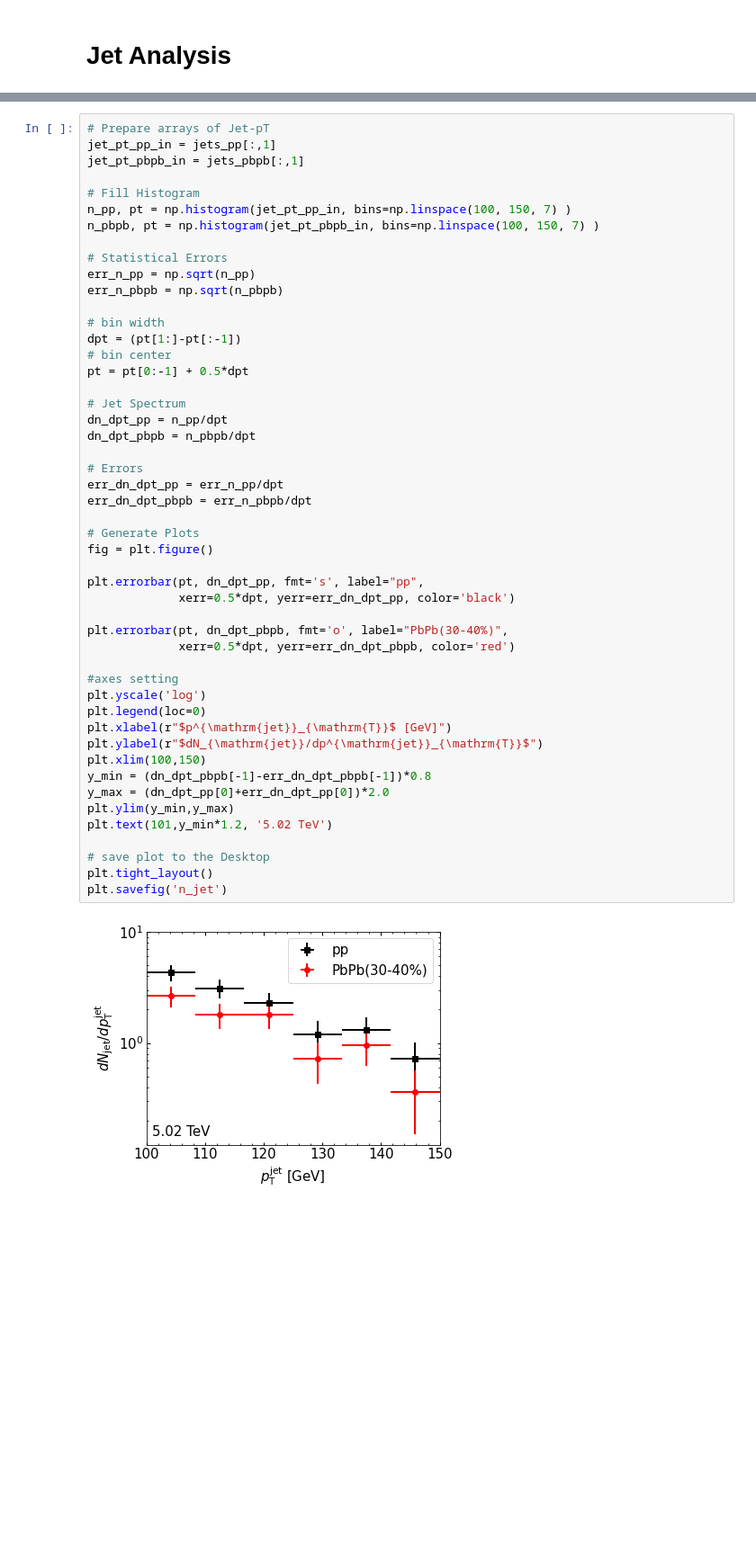
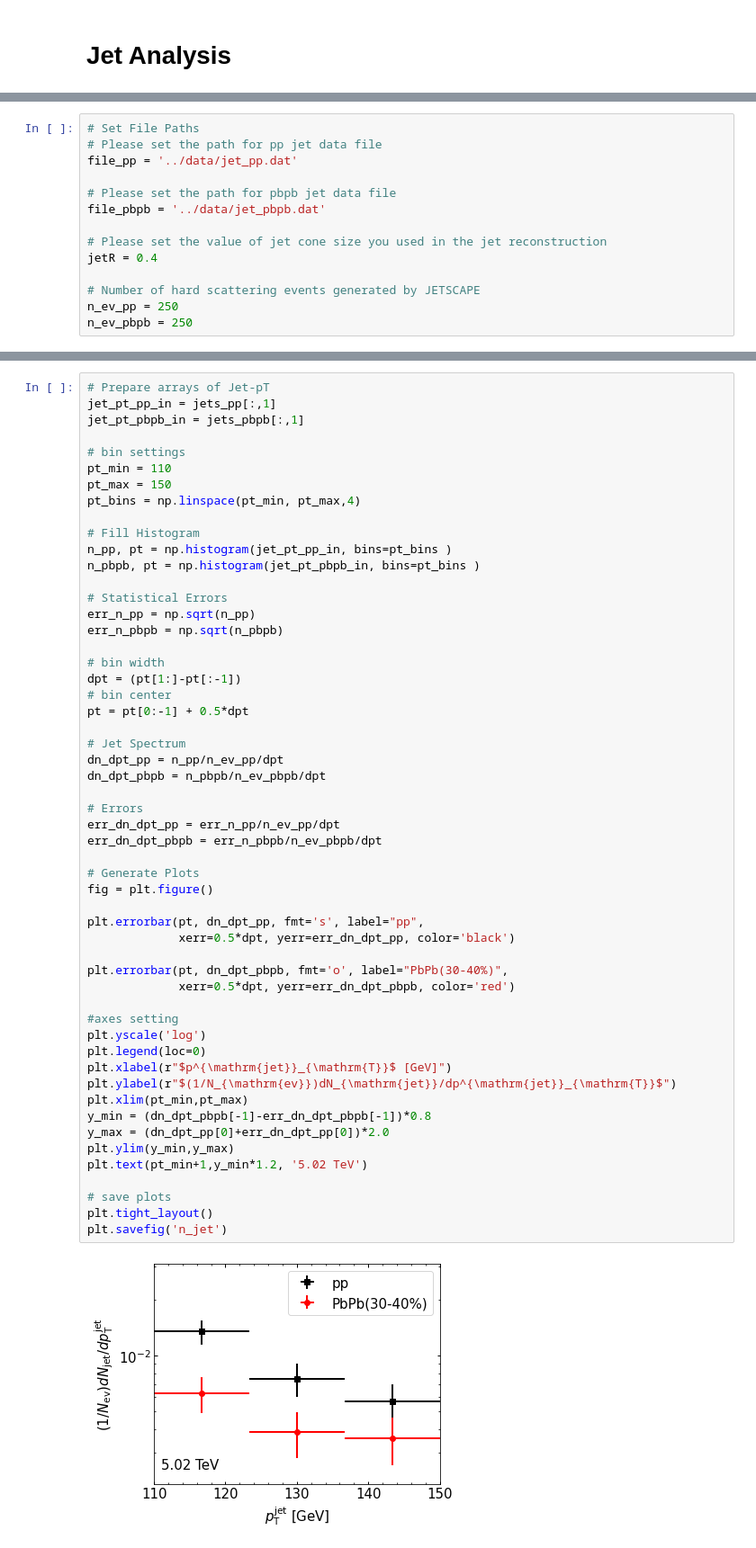
Before and after one commit to JETSCAPE/SummerSchool2021, a Jupyter notebook: Jul23_Jets/notebooks/jet_analysis.ipynb, the cells around one changed output, grey strips where cells are left out. Shown: that part at 90% size. Drawn from its saved outputs; the diff is of its cells as text; blank space fills up the shorter version.

```diff
--- a/Jul23_Jets/notebooks/jet_analysis.ipynb
+++ b/Jul23_Jets/notebooks/jet_analysis.ipynb
@@ -5,3 +7,17 @@
+# %%
+# Set File Paths
+# Please set the path for pp jet data file
+file_pp = '../data/jet_pp.dat'
+
+# Please set the path for pbpb jet data file
+file_pbpb = '../data/jet_pbpb.dat'
+
+# Please set the value of jet cone size you used in the jet reconstruction
+jetR = 0.4
+
+# Number of hard scattering events generated by JETSCAPE
+n_ev_pp = 250
+n_ev_pbpb = 250
 # %%
 # preperations
 import numpy as np
@@ -75,9 +101,14 @@ assoc_pbpb.append(chunck)
 jet_pt_pp_in = jets_pp[:,1]
 jet_pt_pbpb_in = jets_pbpb[:,1]
 
+# bin settings
+pt_min = 110
+pt_max = 150
+pt_bins = np.linspace(pt_min, pt_max,4)
+
 # Fill Histogram
-n_pp, pt = np.histogram(jet_pt_pp_in, bins=np.linspace(100, 150, 7) )
-n_pbpb, pt = np.histogram(jet_pt_pbpb_in, bins=np.linspace(100, 150, 7) )
+n_pp, pt = np.histogram(jet_pt_pp_in, bins=pt_bins )
+n_pbpb, pt = np.histogram(jet_pt_pbpb_in, bins=pt_bins )
 
 # Statistical Errors
 err_n_pp = np.sqrt(n_pp)
@@ -85,39 +116,39 @@ err_n_pbpb = np.sqrt(n_pbpb)
 
 # bin width
 dpt = (pt[1:]-pt[:-1])
 # bin center
 pt = pt[0:-1] + 0.5*dpt
 
 # Jet Spectrum
-dn_dpt_pp = n_pp/dpt
-dn_dpt_pbpb = n_pbpb/dpt
+dn_dpt_pp = n_pp/n_ev_pp/dpt
+dn_dpt_pbpb = n_pbpb/n_ev_pbpb/dpt
 
 # Errors
-err_dn_dpt_pp = err_n_pp/dpt
-err_dn_dpt_pbpb = err_n_pbpb/dpt
+err_dn_dpt_pp = err_n_pp/n_ev_pp/dpt
+err_dn_dpt_pbpb = err_n_pbpb/n_ev_pbpb/dpt
 
 # Generate Plots
 fig = plt.figure()
 
 plt.errorbar(pt, dn_dpt_pp, fmt='s', label="pp",
              xerr=0.5*dpt, yerr=err_dn_dpt_pp, color='black')
 
 plt.errorbar(pt, dn_dpt_pbpb, fmt='o', label="PbPb(30-40%)",
              xerr=0.5*dpt, yerr=err_dn_dpt_pbpb, color='red')
 
 #axes setting
 plt.yscale('log')
 plt.legend(loc=0)
 plt.xlabel(r"$p^{\mathrm{jet}}_{\mathrm{T}}$ [GeV]")
-plt.ylabel(r"$dN_{\mathrm{jet}}/dp^{\mathrm{jet}}_{\mathrm{T}}$")
-plt.xlim(100,150)
+plt.ylabel(r"$(1/N_{\mathrm{ev}})dN_{\mathrm{jet}}/dp^{\mathrm{jet}}_{\mathrm{T}}$")
+plt.xlim(pt_min,pt_max)
 y_min = (dn_dpt_pbpb[-1]-err_dn_dpt_pbpb[-1])*0.8
 y_max = (dn_dpt_pp[0]+err_dn_dpt_pp[0])*2.0
 plt.ylim(y_min,y_max)
-plt.text(101,y_min*1.2, '5.02 TeV')
+plt.text(pt_min+1,y_min*1.2, '5.02 TeV')
 
-# save plot to the Desktop
+# save plots
 plt.tight_layout()
 plt.savefig('n_jet')
 # %% [output]
-[figure, old version]
+[figure, new version]
```
Also changed, not shown: parts of 20 cells of this notebook, 1 other file.
